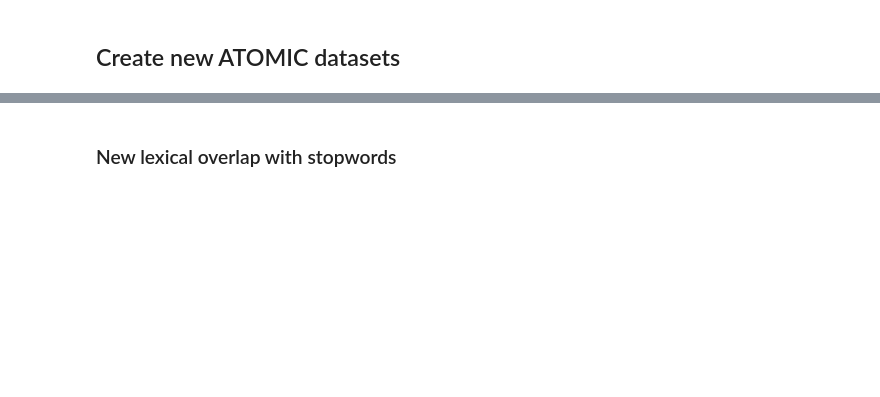
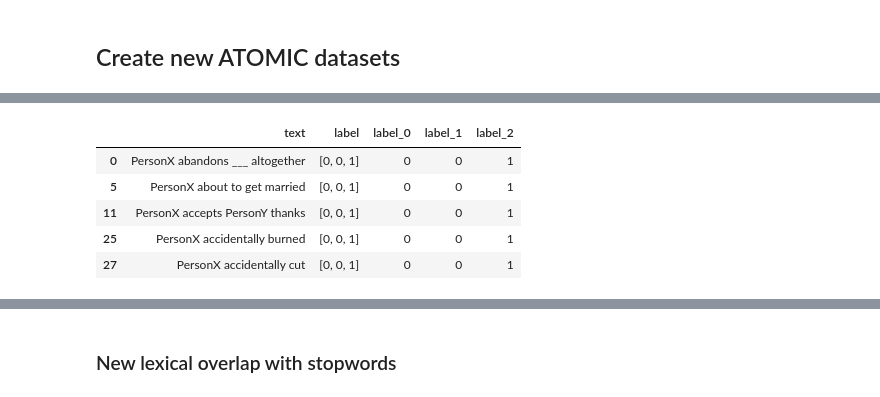
Before and after one commit to epfl-nlp/kogito, a Jupyter notebook: examples/relation_modeling/ood.ipynb, the cells around one changed output, grey strips where cells are left out. Cells and saved outputs as stored; diff of their text form; code cells hidden in the pictures; blank space fills up the shorter version.

```diff
--- a/examples/relation_modeling/ood.ipynb
+++ b/examples/relation_modeling/ood.ipynb
@@ -54,0 +108,2 @@ atomic_df = pd.concat([train_df, val_df, test_df])
+# %%
+atomic_df = atomic_df.drop_duplicates(subset=["text", "label_0", "label_1", "label_2"])
@@ -54,0 +136,2 @@ atomic_df = pd.concat([train_df, val_df, test_df])
+# %%
+all_duplicate_df = atomic_df[atomic_df.duplicated(subset=["text"], keep=False)]
@@ -54,0 +142,9 @@ atomic_df = pd.concat([train_df, val_df, test_df])
+# %%
+all_duplicate_df.head()
+# %% [output]
+|  | text | label | label_0 | label_1 | label_2 |
+| 0 | PersonX abandons ___ altogether | [0, 0, 1] | 0 | 0 | 1 |
+| 5 | PersonX about to get married | [0, 0, 1] | 0 | 0 | 1 |
+| 11 | PersonX accepts PersonY thanks | [0, 0, 1] | 0 | 0 | 1 |
+| 25 | PersonX accidentally burned | [0, 0, 1] | 0 | 0 | 1 |
+| 27 | PersonX accidentally cut | [0, 0, 1] | 0 | 0 | 1 |
```
Also changed, not shown: parts of 59 cells of this notebook, 15 other files.
